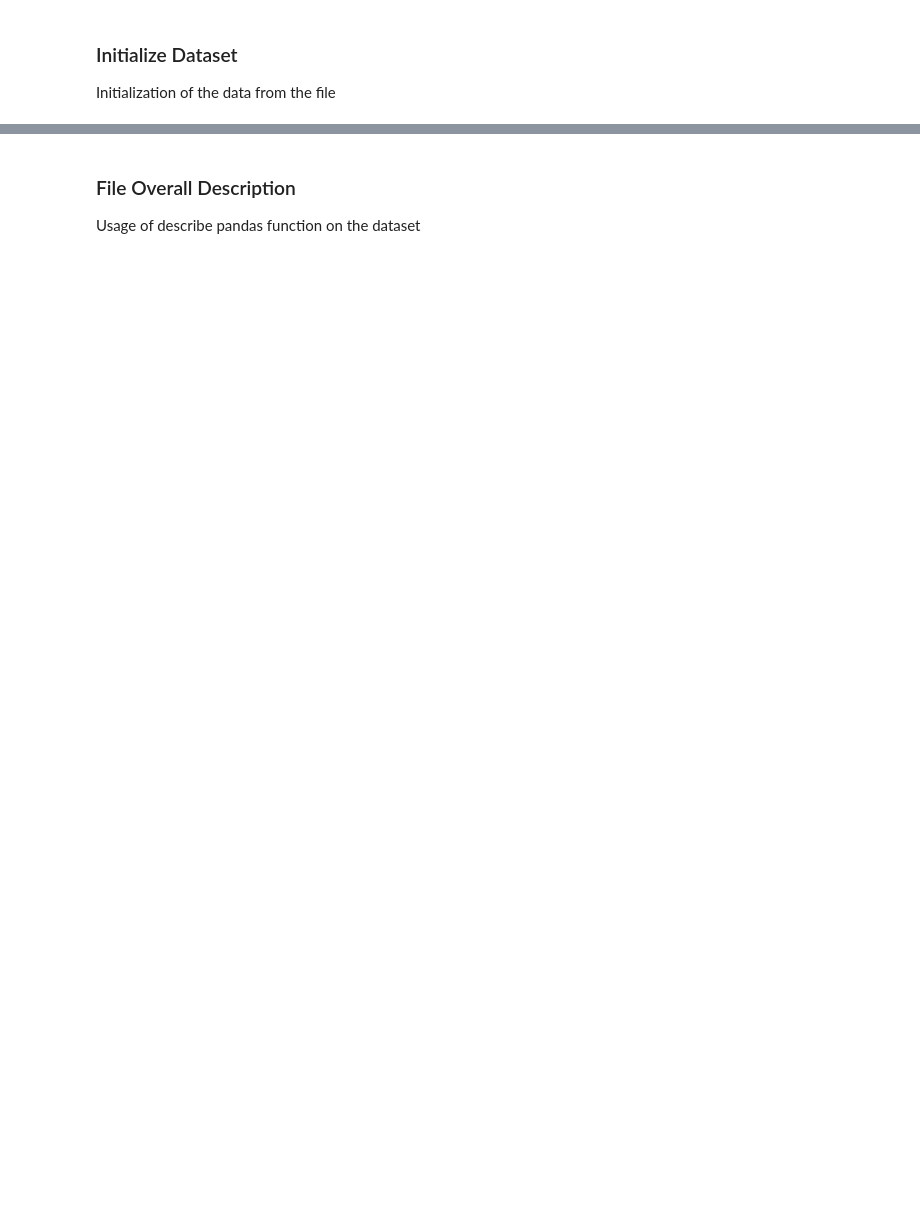
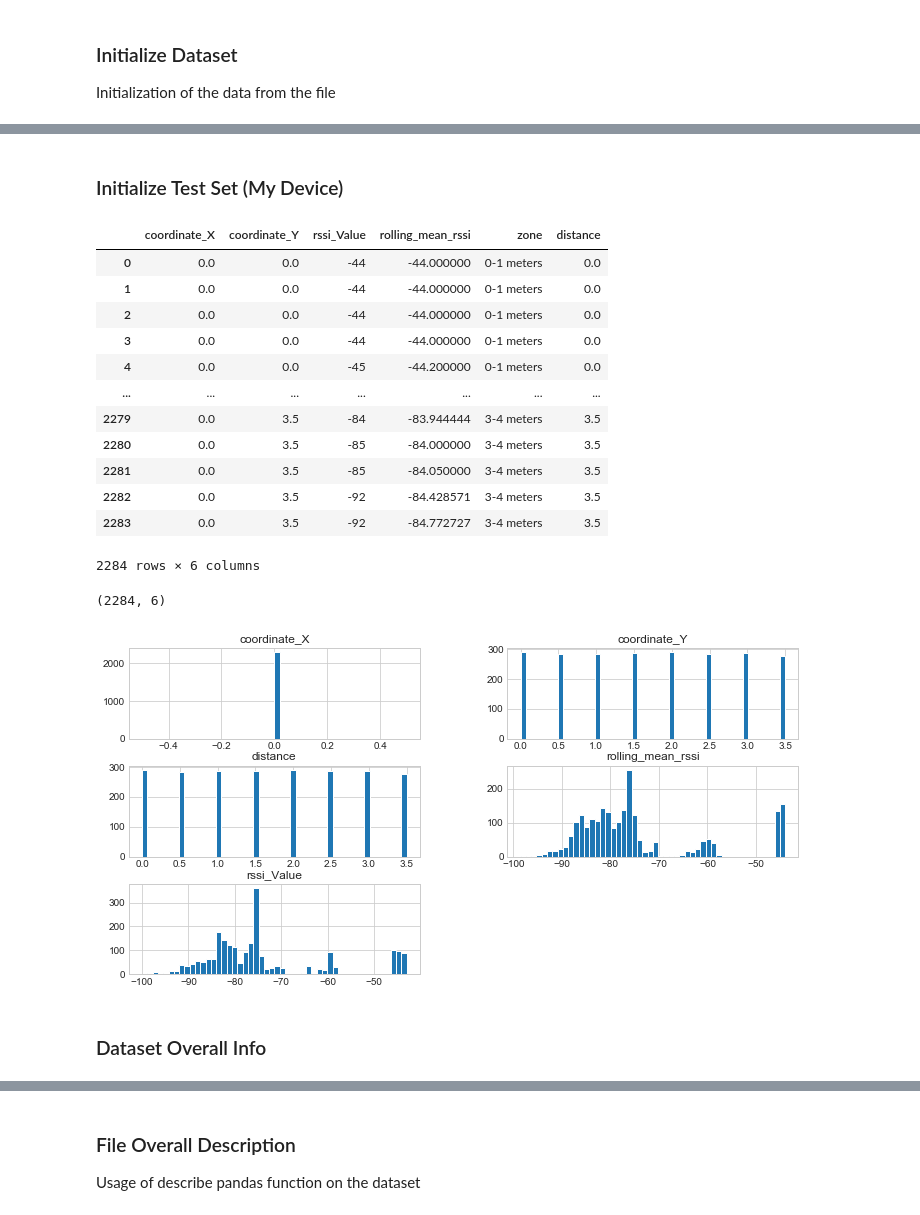
Before and after one commit to rui-pedro-porfirio/IndoorApp, a Jupyter notebook: Server/Notebooks/PROXIMITY/Classification/RANDOM_FOREST/BLEProximityClassifierRFExperiment.ipynb, the cells around one changed output, grey strips where cells are left out. Drawn from its saved outputs; the diff is of its cells as text; code cells hidden in the pictures; blank space fills up the shorter version.

```diff
--- a/Server/Notebooks/PROXIMITY/Classification/RANDOM_FOREST/BLEProximityClassifierRFExperiment.ipynb
+++ b/Server/Notebooks/PROXIMITY/Classification/RANDOM_FOREST/BLEProximityClassifierRFExperiment.ipynb
@@ -73,0 +109,29 @@ display(dataset.shape)
+# %% [markdown]
+### Initialize Test Set (My Device)
+# %%
+test_dataset_my_device = load_file('../../dataset_test.csv')
+positions = test_dataset_my_device['coordinate_Y']
+test_dataset_my_device['distance'] = positions
+replace_features_nan(test_dataset_my_device)
+display(test_dataset_my_device)
+display(test_dataset_my_device.shape)
+test_dataset_my_device.hist(bins=50,figsize=(12,6))
+plt.show()
+# %% [output]
+|  | coordinate_X | coordinate_Y | rssi_Value | rolling_mean_rssi | zone | distance |
+| 0 | 0.0 | 0.0 | -44 | -44.000000 | 0-1 meters | 0.0 |
+| 1 | 0.0 | 0.0 | -44 | -44.000000 | 0-1 meters | 0.0 |
+| 2 | 0.0 | 0.0 | -44 | -44.000000 | 0-1 meters | 0.0 |
+| 3 | 0.0 | 0.0 | -44 | -44.000000 | 0-1 meters | 0.0 |
+| 4 | 0.0 | 0.0 | -45 | -44.200000 | 0-1 meters | 0.0 |
+| ... | ... | ... | ... | ... | ... | ... |
+| 2279 | 0.0 | 3.5 | -84 | -83.944444 | 3-4 meters | 3.5 |
+| 2280 | 0.0 | 3.5 | -85 | -84.000000 | 3-4 meters | 3.5 |
+| 2281 | 0.0 | 3.5 | -85 | -84.050000 | 3-4 meters | 3.5 |
+| 2282 | 0.0 | 3.5 | -92 | -84.428571 | 3-4 meters | 3.5 |
+| 2283 | 0.0 | 3.5 | -92 | -84.772727 | 3-4 meters | 3.5 |
+2284 rows × 6 columns
+(2284, 6)
+[figure, added]
+# %% [markdown]
+### Dataset Overall Info
```
Also changed, not shown: parts of 55 cells of this notebook, 2 other files.
